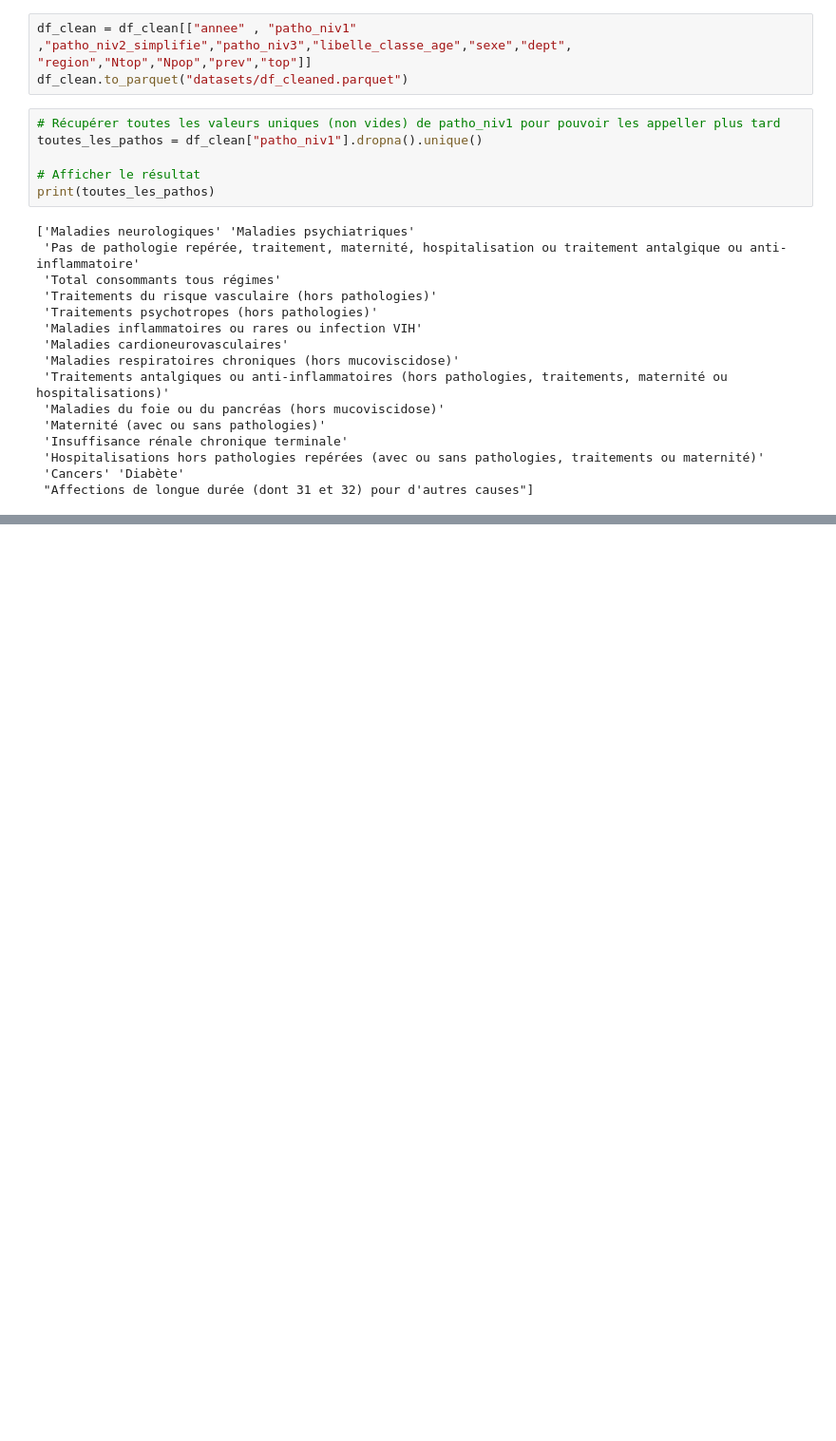
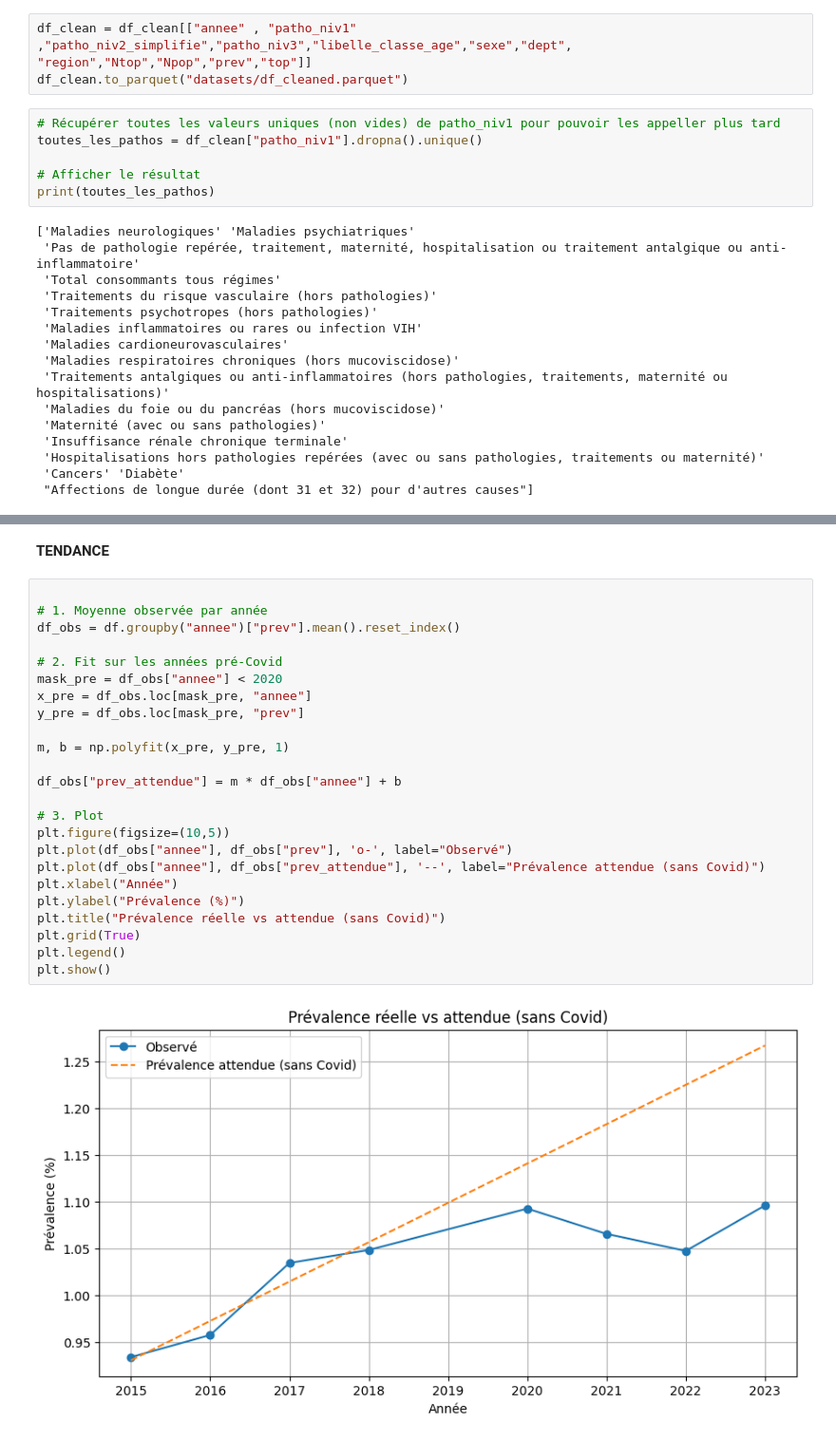
Before and after one commit to andrealoy/EDA-Ameli, a Jupyter notebook: cleaning.ipynb, the cells around one changed output, grey strips where cells are left out. Shown: that part at 95% size. Saved outputs shown, nothing was run; the diff lists cells and outputs as text; blank space fills up the shorter version.

```diff
--- a/cleaning.ipynb
+++ b/cleaning.ipynb
@@ -451,0 +426,28 @@ plt.show()
+# %% [markdown]
+**TENDANCE**
+# %%
+
+# 1. Moyenne observée par année
+df_obs = df.groupby("annee")["prev"].mean().reset_index()
+
+# 2. Fit sur les années pré-Covid
+mask_pre = df_obs["annee"] < 2020
+x_pre = df_obs.loc[mask_pre, "annee"]
+y_pre = df_obs.loc[mask_pre, "prev"]
+
+m, b = np.polyfit(x_pre, y_pre, 1)
+
+df_obs["prev_attendue"] = m * df_obs["annee"] + b
+
+# 3. Plot
+plt.figure(figsize=(10,5))
+plt.plot(df_obs["annee"], df_obs["prev"], 'o-', label="Observé")
+plt.plot(df_obs["annee"], df_obs["prev_attendue"], '--', label="Prévalence attendue (sans Covid)")
+plt.xlabel("Année")
+plt.ylabel("Prévalence (%)")
+plt.title("Prévalence réelle vs attendue (sans Covid)")
+plt.grid(True)
+plt.legend()
+plt.show()
+# %% [output]
+[figure, added]
```
Also changed, not shown: parts of 21 cells of this notebook.
